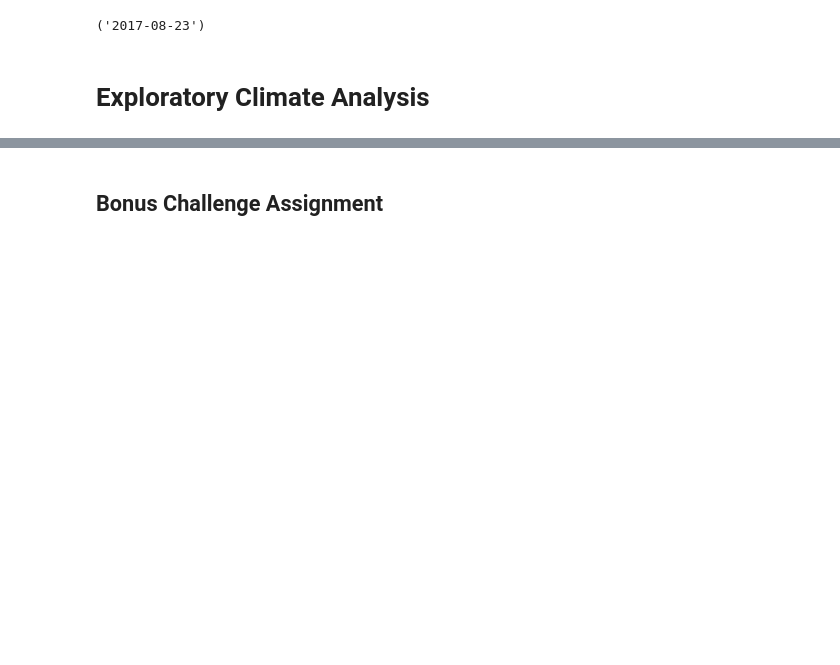
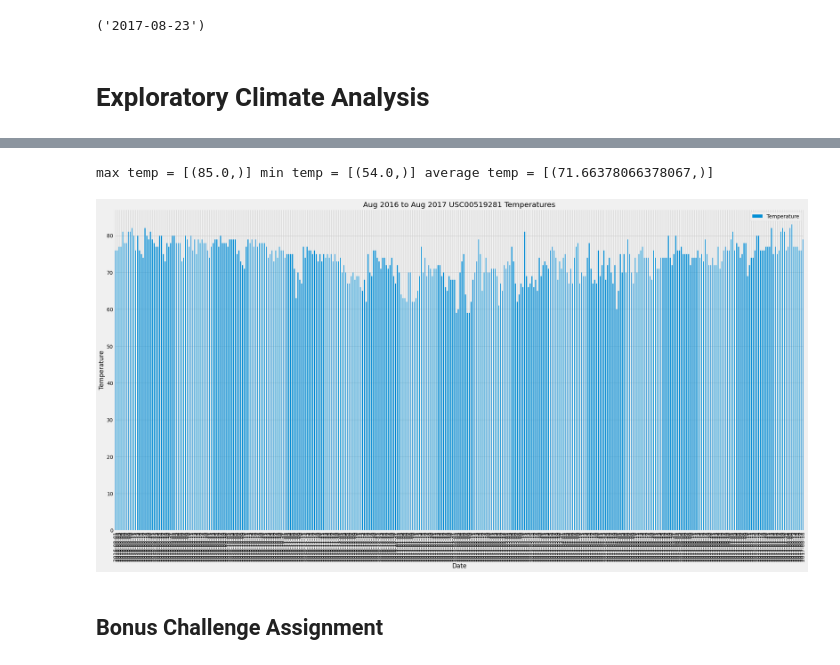
Before and after one commit to da-jam/sqlalchemy-challenge, a Jupyter notebook: climate_starter.ipynb, the cells around one changed output, grey strips where cells are left out. Drawn from its saved outputs; the diff is of its cells as text; code cells hidden in the pictures; blank space fills up the shorter version.

```diff
--- a/climate_starter.ipynb
+++ b/climate_starter.ipynb
@@ -106,3 +130,9 @@ data_prcp_clean.sort_index(axis = 0, ascending=True)
 # %%
 # Using the station id from the previous query, calculate the lowest temperature recorded,
 # highest temperature recorded, and average temperature of the most active station?
+max_temp = session.query(func.max(hm.tobs).filter(hm.station == 'USC00519281')).all()
+min_temp = session.query(func.min(hm.tobs).filter(hm.station == 'USC00519281')).all()
+avg_temp = session.query(func.avg(hm.tobs).filter(hm.station == 'USC00519281')).all()
+print(f"max temp = {max_temp} min temp = {min_temp} average temp = {avg_temp}")
+# %% [output]
+max temp = [(85.0,)] min temp = [(54.0,)] average temp = [(71.66378066378067,)]
@@ -112,3 +139,17 @@ data_prcp_clean.sort_index(axis = 0, ascending=True)
+# %%
+# Choose the station with the highest number of temperature observations.
+# Query the last 12 months of temperature observation data for this station and plot the results as a histogram
+stations = session.query(hm.station,hm.tobs).all()
+stations_pd = pd.DataFrame(stations, columns=['Station','Temperature'])
+stations_pd1 = stations_pd.dropna()
+stations_pd1.groupby('Station').count().sort_values('Temperature', ascending=False)
+
+temps = session.query(hm.date,hm.tobs).filter(hm.station == 'USC00519281').filter(hm.date >= '2016-08-01').all()
+temps_df = pd.DataFrame(temps, columns=['Date', 'Temperature'])
+
+ax = temps_df.plot.bar(x='Date', y='Temperature', figsize=(30,15), ylabel = 'Temperature', xlabel='Date', title='Aug 2016 to Aug 2017 USC00519281 Temperatures')
+# %% [output]
+[figure, added]
 # %% [markdown]
 ## Bonus Challenge Assignment
 # %%
```
Also changed, not shown: parts of 7 cells of this notebook, 1 other file.
